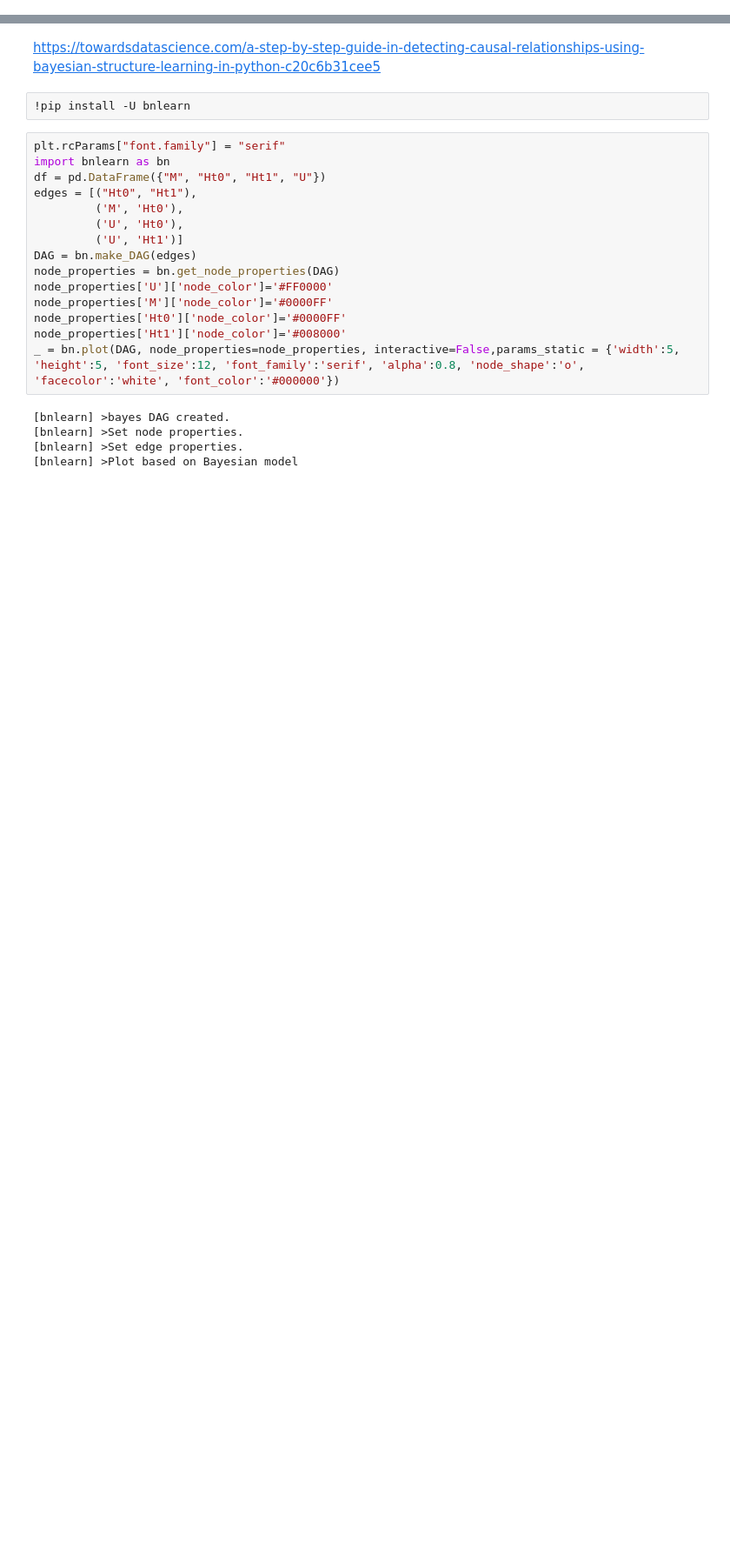
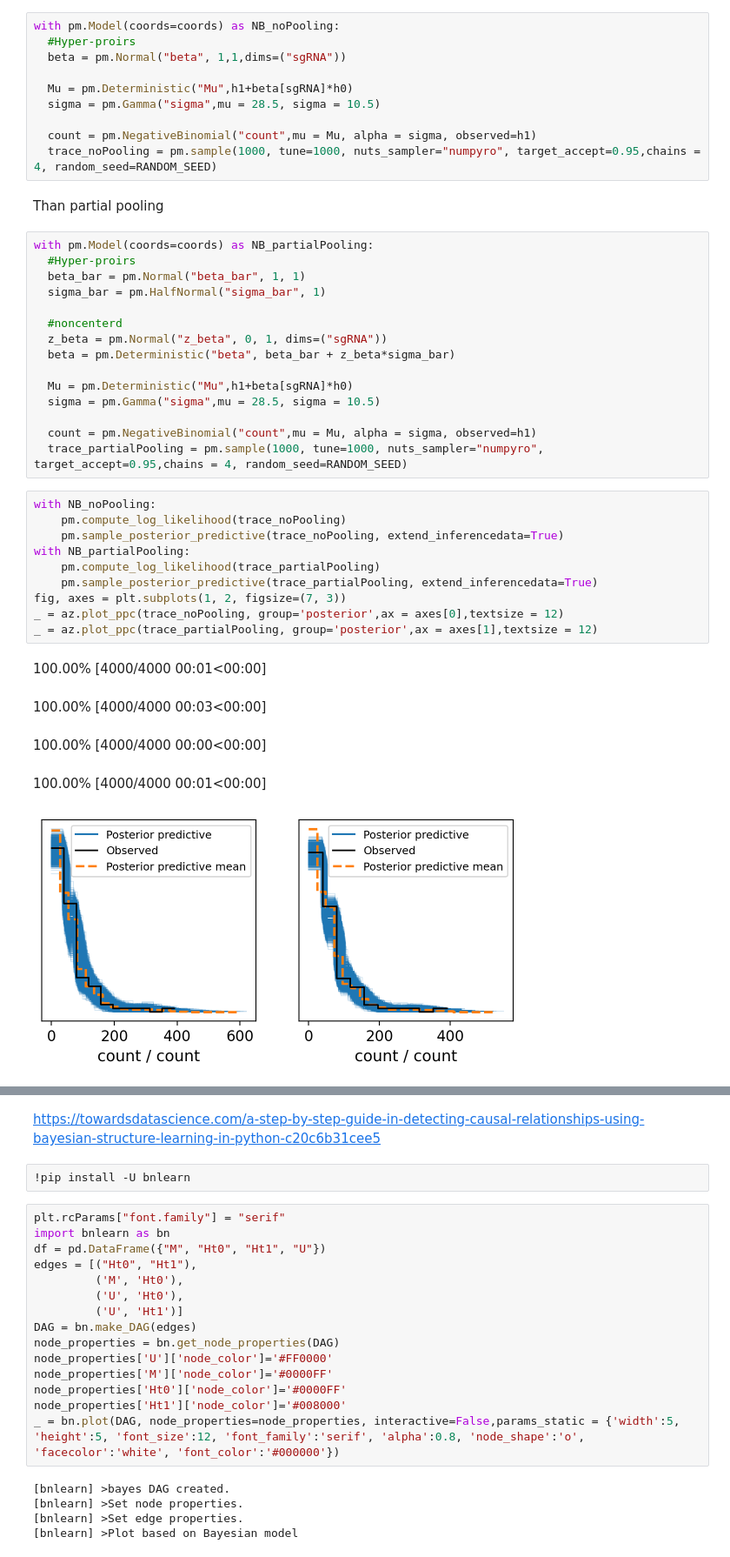
Before and after one commit to gkanfer/AIPySdeAnalyzer, a Jupyter notebook: bayesCell_analysis.ipynb, the cells around one changed output, grey strips where cells are left out. Shown at 87% size. Drawn from its saved outputs; the diff is of its cells as text; blank space fills up the shorter version.

```diff
--- a/bayesCell_analysis.ipynb
+++ b/bayesCell_analysis.ipynb
@@ -132,0 +312,43 @@ We assume that our data inherently exhibit high dispersion across both features
+# %%
+with pm.Model(coords=coords) as NB_noPooling:
+  #Hyper-proirs
+  beta = pm.Normal("beta", 1,1,dims=("sgRNA"))
+
+  Mu = pm.Deterministic("Mu",h1+beta[sgRNA]*h0)
+  sigma = pm.Gamma("sigma",mu = 28.5, sigma = 10.5)
+
+  count = pm.NegativeBinomial("count",mu = Mu, alpha = sigma, observed=h1)
+  trace_noPooling = pm.sample(1000, tune=1000, nuts_sampler="numpyro", target_accept=0.95,chains = 4, random_seed=RANDOM_SEED)
+# %% [markdown]
+Than partial pooling
+# %%
+with pm.Model(coords=coords) as NB_partialPooling:
+  #Hyper-proirs
+  beta_bar = pm.Normal("beta_bar", 1, 1)
+  sigma_bar = pm.HalfNormal("sigma_bar", 1)
+
+  #noncenterd
+  z_beta = pm.Normal("z_beta", 0, 1, dims=("sgRNA"))
+  beta = pm.Deterministic("beta", beta_bar + z_beta*sigma_bar)
+
+  Mu = pm.Deterministic("Mu",h1+beta[sgRNA]*h0)
+  sigma = pm.Gamma("sigma",mu = 28.5, sigma = 10.5)
+
+  count = pm.NegativeBinomial("count",mu = Mu, alpha = sigma, observed=h1)
+  trace_partialPooling = pm.sample(1000, tune=1000, nuts_sampler="numpyro", target_accept=0.95,chains = 4, random_seed=RANDOM_SEED)
+# %%
+with NB_noPooling:
+    pm.compute_log_likelihood(trace_noPooling)
+    pm.sample_posterior_predictive(trace_noPooling, extend_inferencedata=True)
+with NB_partialPooling:
+    pm.compute_log_likelihood(trace_partialPooling)
+    pm.sample_posterior_predictive(trace_partialPooling, extend_inferencedata=True)
+fig, axes = plt.subplots(1, 2, figsize=(7, 3))
+_ = az.plot_ppc(trace_noPooling, group='posterior',ax = axes[0],textsize = 12)
+_ = az.plot_ppc(trace_partialPooling, group='posterior',ax = axes[1],textsize = 12)
+# %% [output]
+100.00% [4000/4000 00:01<00:00]
+100.00% [4000/4000 00:03<00:00]
+100.00% [4000/4000 00:00<00:00]
+100.00% [4000/4000 00:01<00:00]
+[figure, added]
```
Also changed, not shown: parts of 44 cells of this notebook.
